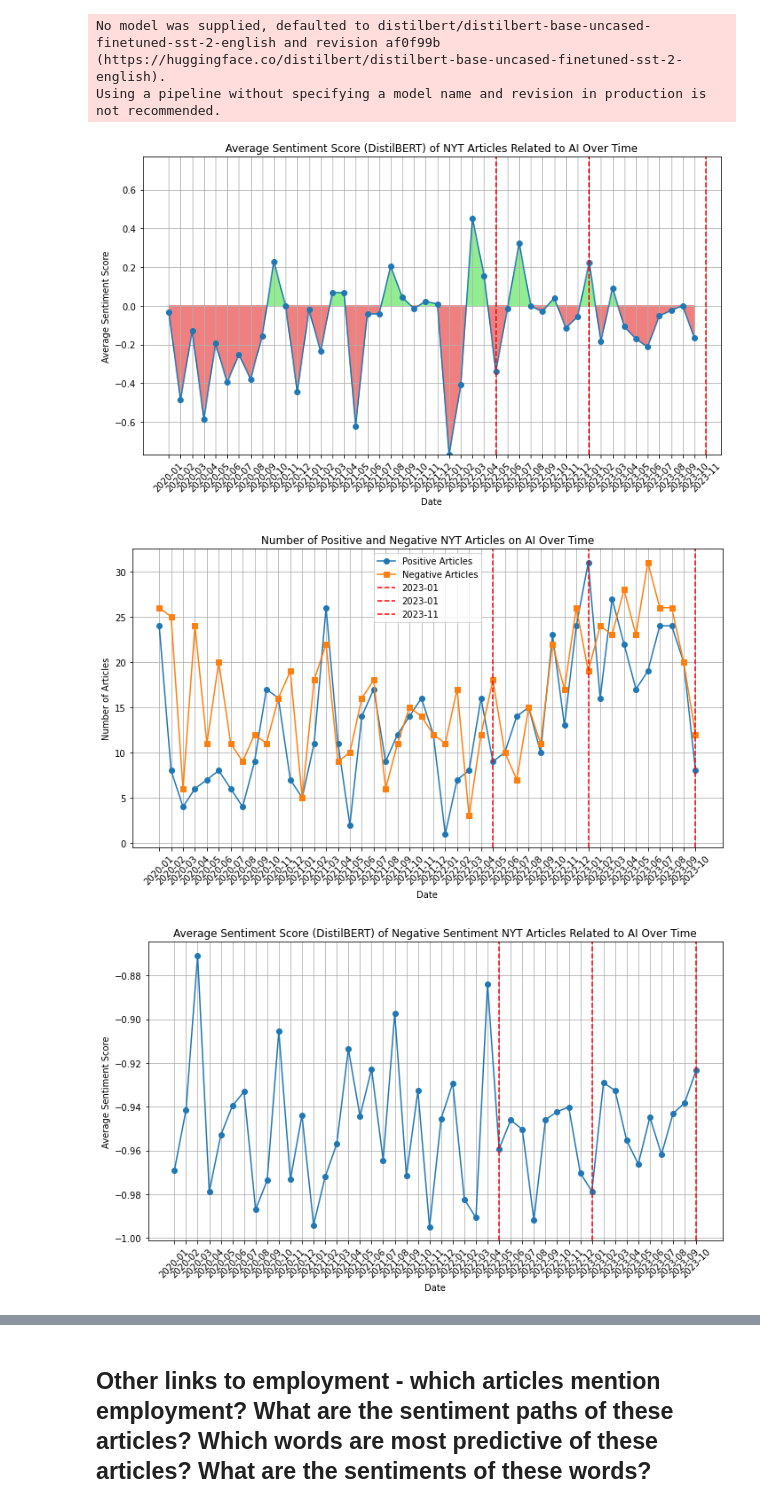
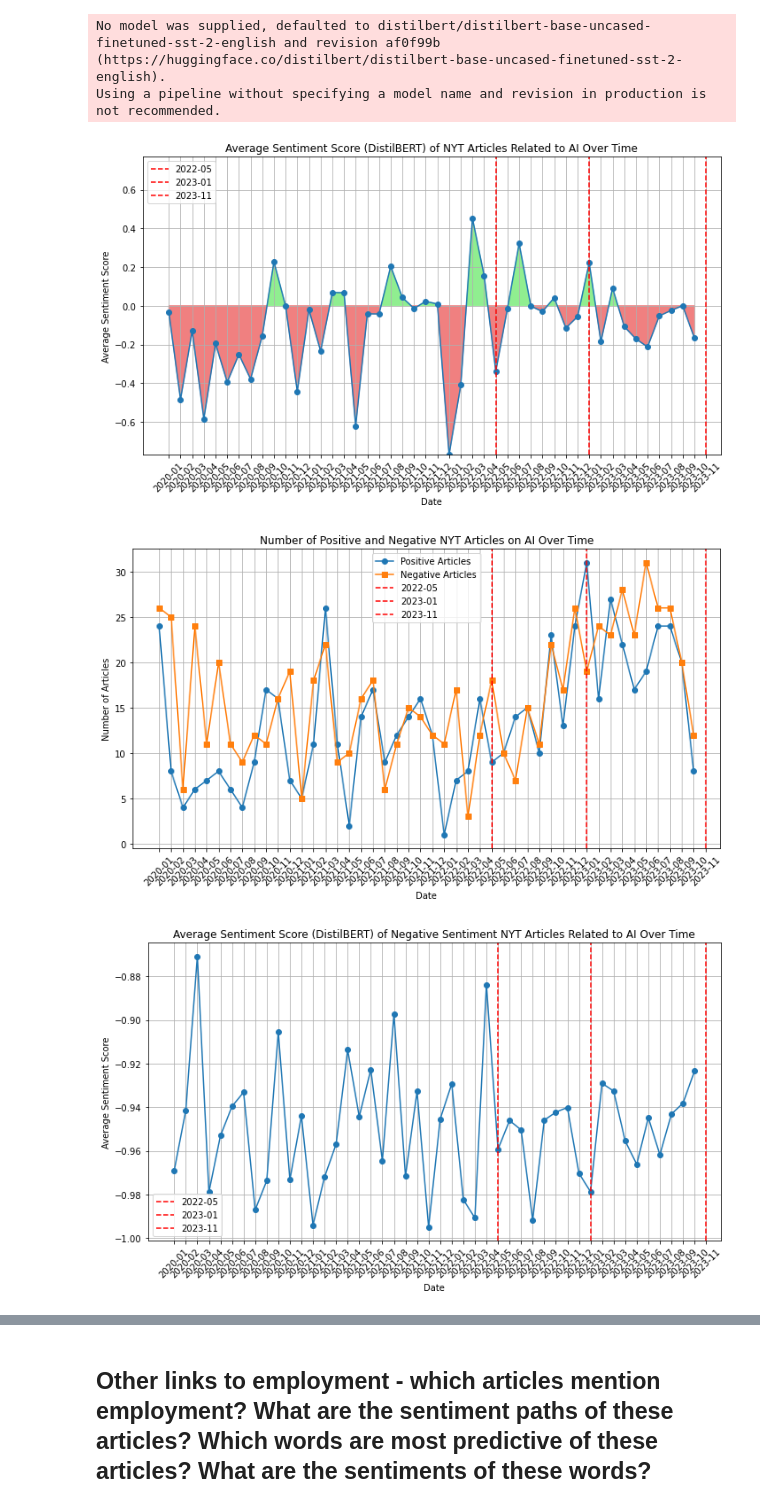
Before and after one commit to nadyatan21/ECON1620-Spring2024, a Jupyter notebook: ProjTwo/Draft_Two_Code_Nadya.ipynb, the cells around one changed output, grey strips where cells are left out. Saved outputs shown, nothing was run; the diff lists cells and outputs as text; code cells hidden in the pictures.

Commit message:
changed graphs

```diff
--- a/ProjTwo/Draft_Two_Code_Nadya.ipynb
+++ b/ProjTwo/Draft_Two_Code_Nadya.ipynb
@@ -214,9 +214,10 @@ plt.grid(True)
 plt.xticks(rotation=45)
 plt.tight_layout()
 # Draw a horizontal line at date '2023-01'
+plt.axvline(x='2022-05', color='r', linestyle='--', label='2022-05')
 plt.axvline(x='2023-01', color='r', linestyle='--', label='2023-01')
-plt.axvline(x='2022-05', color='r', linestyle='--', label='2023-01')
 plt.axvline(x='2023-11', color='r', linestyle='--', label='2023-11')
+plt.legend()
 
 # Set y-axis limit to include 0 and center the graph at y=0
 max_abs_score = max(abs(average_sentiment_by_date.min()), abs(average_sentiment_by_date.max()))
@@ -224,7 +225,7 @@ plt.ylim(-max_abs_score, max_abs_score)
 
 plt.show()
 # %% [output]
-[figure, old version]
+[figure, new version]
 # %%
 # Generate a dummy variable for positive/ negative
 nyt_data['distilbert_sentiment_dummy'] = nyt_data['distilbert_sentiment_score'].apply(lambda x: 1 if x > 0 else 0)
@@ -237,9 +238,9 @@ plt.figure(figsize=(10, 6))
 plt.plot(positive_articles.index, positive_articles.values, label='Positive Articles', marker='o')
 plt.plot(negative_articles.index, negative_articles.values, label='Negative Articles', marker='s')
 
+plt.axvline(x='2022-05', color='r', linestyle='--', label='2022-05')
 plt.axvline(x='2023-01', color='r', linestyle='--', label='2023-01')
-plt.axvline(x='2022-05', color='r', linestyle='--', label='2023-01')
-plt.axvline(x='2023-10', color='r', linestyle='--', label='2023-11')
+plt.axvline(x='2023-11', color='r', linestyle='--', label='2023-11')
 
 plt.title('Number of Positive and Negative NYT Articles on AI Over Time')
 plt.xlabel('Date')
@@ -250,30 +251,31 @@ plt.xticks(rotation=45)
 plt.tight_layout()
 plt.show()
 # %% [output]
-[figure, old version]
+[figure, new version]
 # %%
 # Filter negative articles
 negative_articles = nyt_data[nyt_data['distilbert_sentiment_dummy'] == 0]
 
 # Group by date and calculate average sentiment score
 average_sentiment_by_date = negative_articles.groupby('date')['distilbert_sentiment_score'].mean()
 
 # Plot the time-wise graph
 plt.figure(figsize=(10, 6))
 plt.plot(average_sentiment_by_date.index, average_sentiment_by_date.values, marker='o', linestyle='-')
 plt.title('Average Sentiment Score (DistilBERT) of Negative Sentiment NYT Articles Related to AI Over Time')
 plt.xlabel('Date')
 plt.ylabel('Average Sentiment Score')
 plt.grid(True)
 plt.xticks(rotation=45)
 plt.tight_layout()
 # Draw a horizontal line at date '2023-01'
+plt.axvline(x='2022-05', color='r', linestyle='--', label='2022-05')
 plt.axvline(x='2023-01', color='r', linestyle='--', label='2023-01')
-plt.axvline(x='2022-05', color='r', linestyle='--', label='2023-01')
-plt.axvline(x='2023-10', color='r', linestyle='--', label='2023-11')
+plt.axvline(x='2023-11', color='r', linestyle='--', label='2023-11')
+plt.legend()
 plt.show()
 # %% [output]
-[figure, old version]
+[figure, new version]
 # %%
 # Filter positive articles
 positive_articles = nyt_data[nyt_data['distilbert_sentiment_dummy'] == 1]
```
Also changed, not shown: parts of 8 cells of this notebook.
